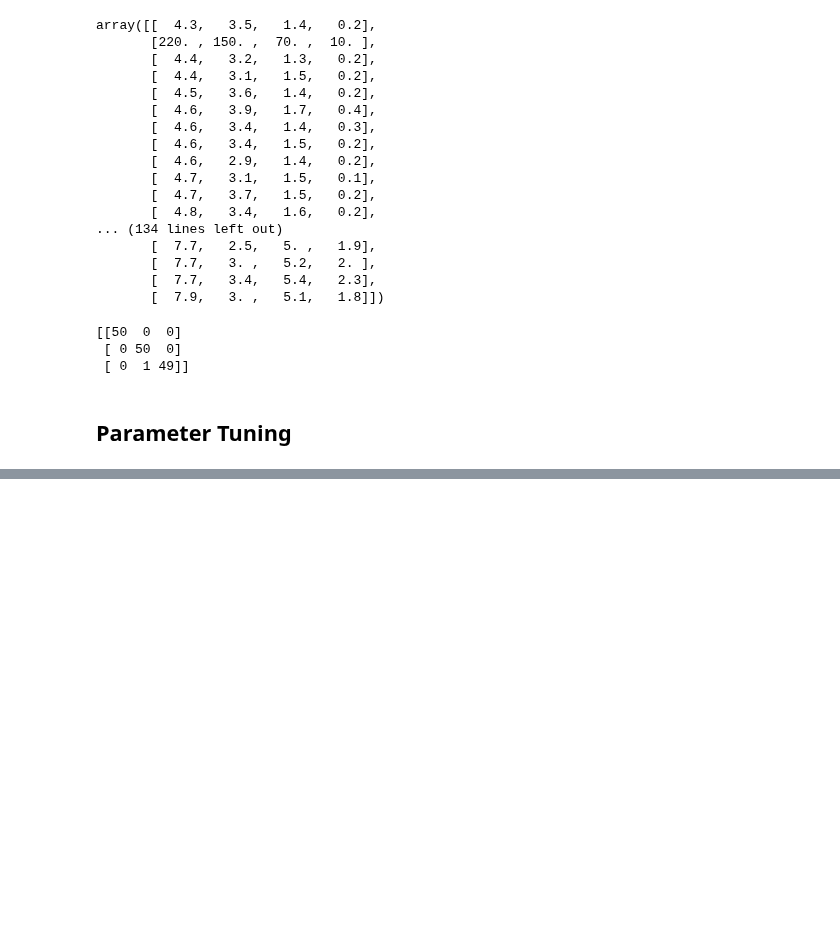
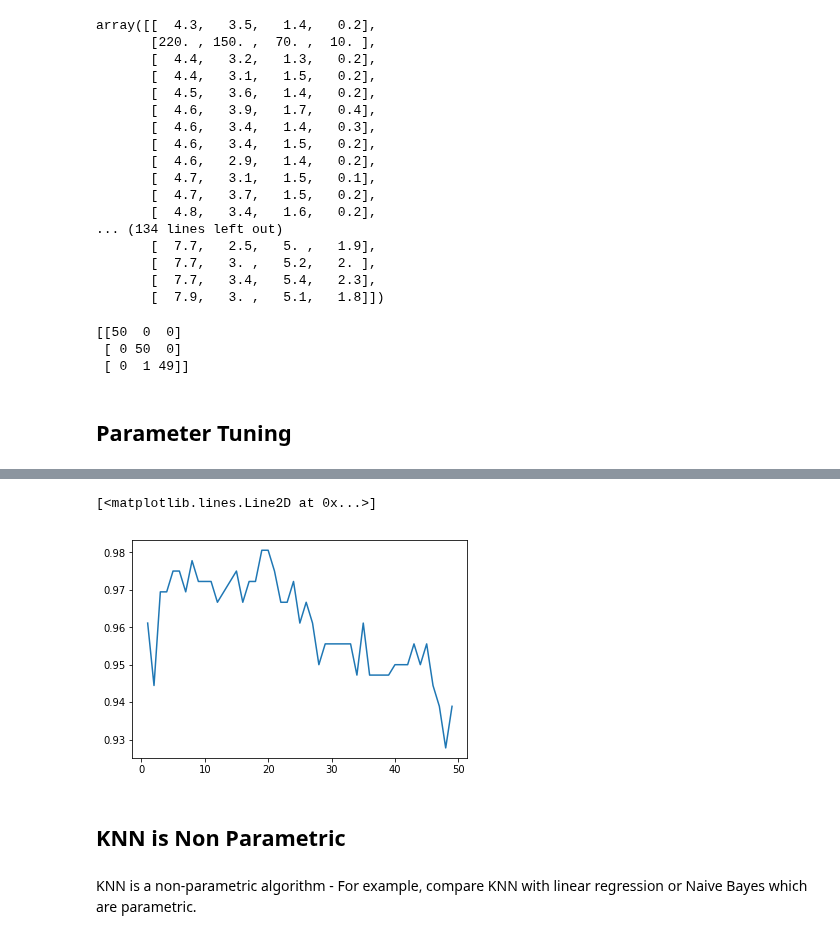
Before and after one commit to hotcode002/Machine-Learning-with-Python, a Jupyter notebook: week_2_math/day_9_classification/knn_classification.ipynb, the cells around one changed output, grey strips where cells are left out. Drawn from its saved outputs; the diff is of its cells as text; code cells hidden in the pictures; blank space fills up the shorter version.

```diff
--- a/week_2_math/day_9_classification/knn_classification.ipynb
+++ b/week_2_math/day_9_classification/knn_classification.ipynb
@@ -645,0 +681,10 @@ print ( cm )
+# %%
+from sklearn.model_selection import cross_val_score
+from sklearn.neighbors import KNeighborsClassifier
+import sklearn.datasets
+
+iris = datasets.load_iris()
+knn = KNeighborsClassifier(n_neighbors=3)
+scores = cross_val_score(knn, iris.data, iris.target, cv=20, scoring='accuracy')
+print(scores)
+print("Average score with k = 3 is ",scores.mean())
@@ -645,0 +697,12 @@ print ( cm )
+# %%
+k_values = range(1,50)
+
+knn_scores = []
+
+for k in k_values:
+    knn = KNeighborsClassifier(n_neighbors=k)
+    scores = cross_val_score(knn, iris.data, iris.target, cv=20, scoring='accuracy')
+    knn_scores.append(scores.mean())
+
+for i in k_values :
+    print ( "k = ",i," | score = ",knn_scores[i-1])
@@ -645,0 +727,12 @@ print ( cm )
+# %%
+import matplotlib.pyplot as plt
+%matplotlib inline
+
+plt.plot(k_values,knn_scores)
+# %% [output]
+[<matplotlib.lines.Line2D at 0x...>]
+[figure, added]
+# %% [markdown]
+## KNN is Non Parametric
+# %% [markdown]
+KNN is a non-parametric algorithm - For example, compare KNN with linear regression or Naive Bayes which are parametric.
```
Also changed, not shown: parts of 30 cells of this notebook, 3 other files.
